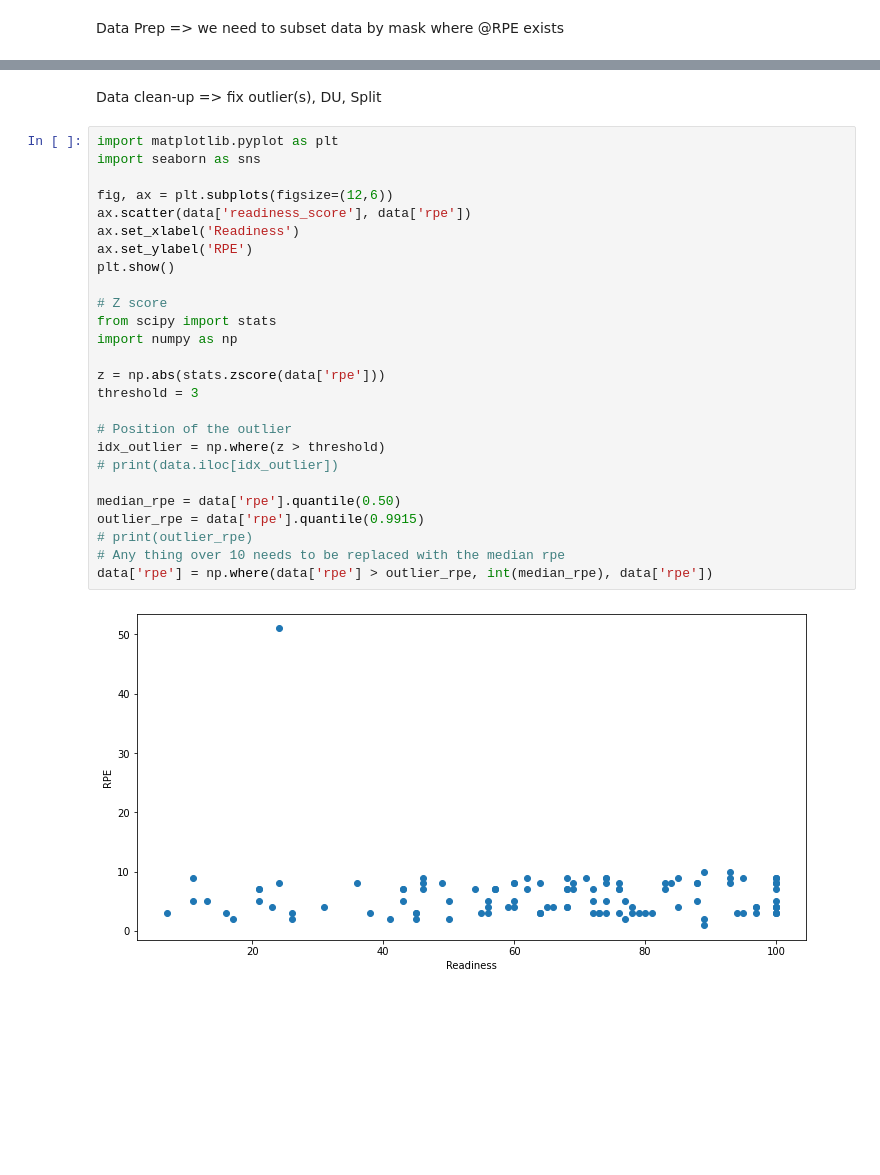
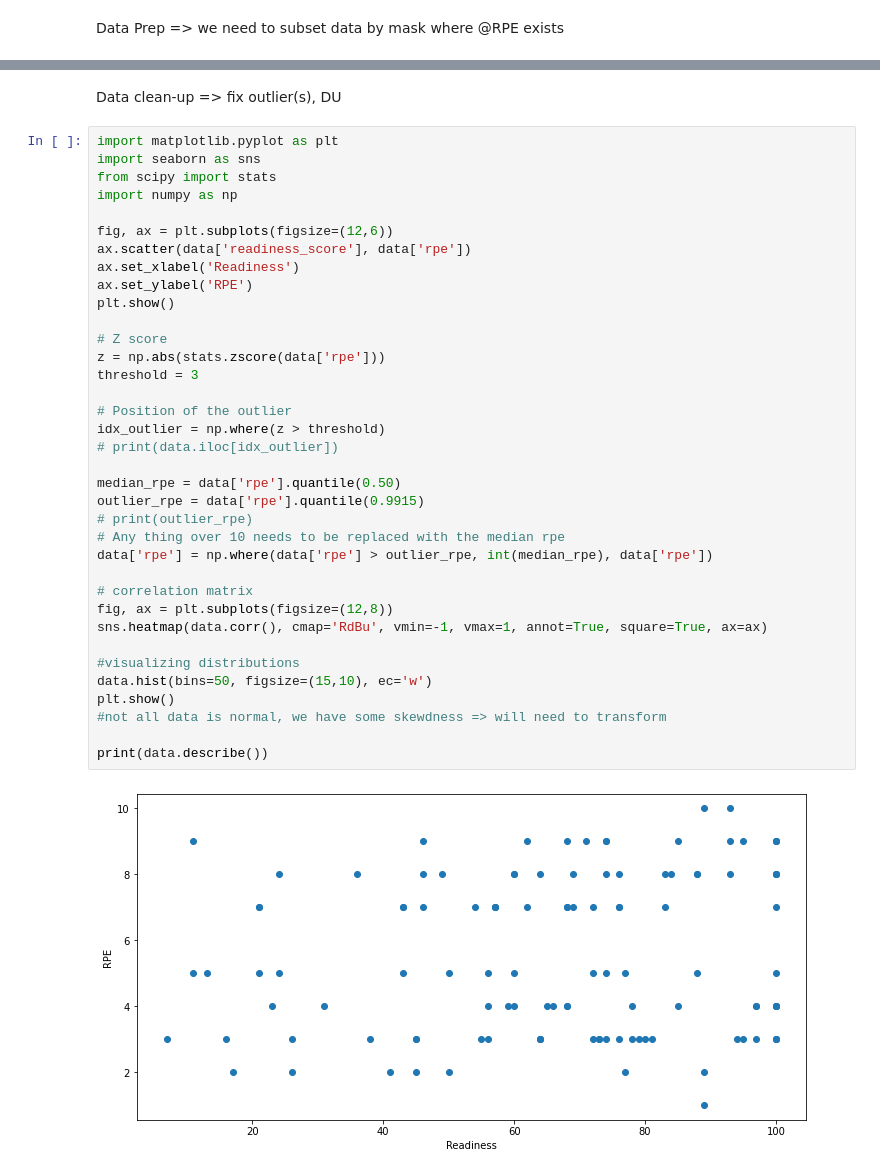
Before and after one commit to djfLtC0dr/python-playground, a Jupyter notebook: DASC522/djfDASC522hw3.ipynb, the cells around one changed output, grey strips where cells are left out. Saved outputs shown, nothing was run; the diff lists cells and outputs as text; blank space fills up the shorter version.

```diff
--- a/DASC522/djfDASC522hw3.ipynb
+++ b/DASC522/djfDASC522hw3.ipynb
@@ -295,32 +295,42 @@ None
 | 75% | 85.000000 | 21.000000 | 21.000000 | 43.000000 | 82.000000 | 0.076072 | ... |
 | max | 90.000000 | 23.000000 | 24.000000 | 47.000000 | 121.000000 | 0.116041 | ... |
 # %% [markdown]
-Data clean-up => fix outlier(s), DU, Split
+Data clean-up => fix outlier(s), DU
 # %%
 import matplotlib.pyplot as plt
 import seaborn as sns
+from scipy import stats
+import numpy as np
 
 fig, ax = plt.subplots(figsize=(12,6))
 ax.scatter(data['readiness_score'], data['rpe'])
 ax.set_xlabel('Readiness')
 ax.set_ylabel('RPE')
 plt.show()
 
 # Z score
-from scipy import stats
-import numpy as np
-
 z = np.abs(stats.zscore(data['rpe']))
 threshold = 3
 
 # Position of the outlier
 idx_outlier = np.where(z > threshold)
 # print(data.iloc[idx_outlier])
 
 median_rpe = data['rpe'].quantile(0.50)
 outlier_rpe = data['rpe'].quantile(0.9915)
 # print(outlier_rpe)
 # Any thing over 10 needs to be replaced with the median rpe
 data['rpe'] = np.where(data['rpe'] > outlier_rpe, int(median_rpe), data['rpe'])
+
+# correlation matrix
+fig, ax = plt.subplots(figsize=(12,8))
+sns.heatmap(data.corr(), cmap='RdBu', vmin=-1, vmax=1, annot=True, square=True, ax=ax)
+
+#visualizing distributions
+data.hist(bins=50, figsize=(15,10), ec='w')
+plt.show()
+#not all data is normal, we have some skewdness => will need to transform
+
+print(data.describe())
 # %% [output]
-[figure, old version]
+[figure, new version]
```
Also changed, not shown: parts of 10 cells of this notebook.
